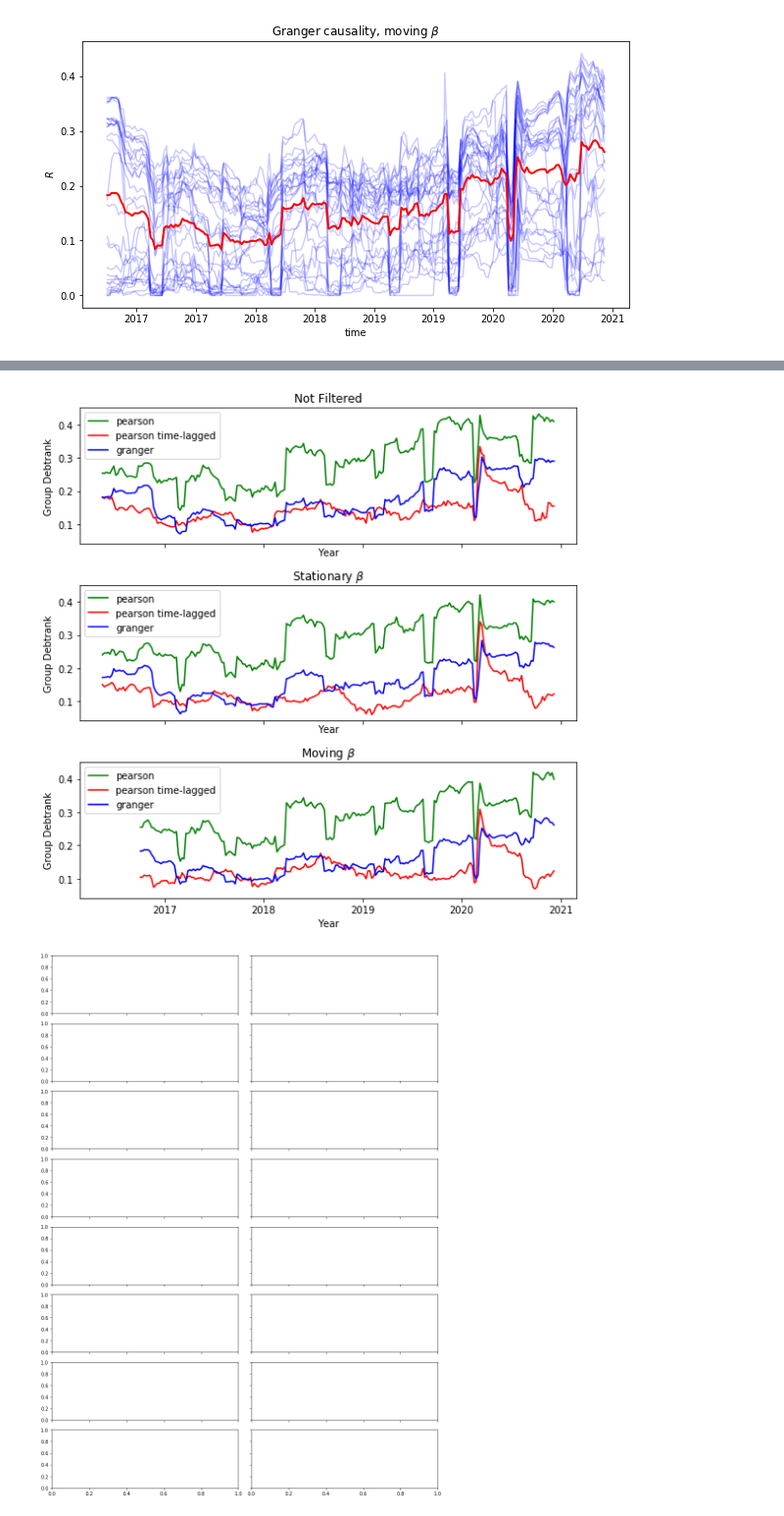
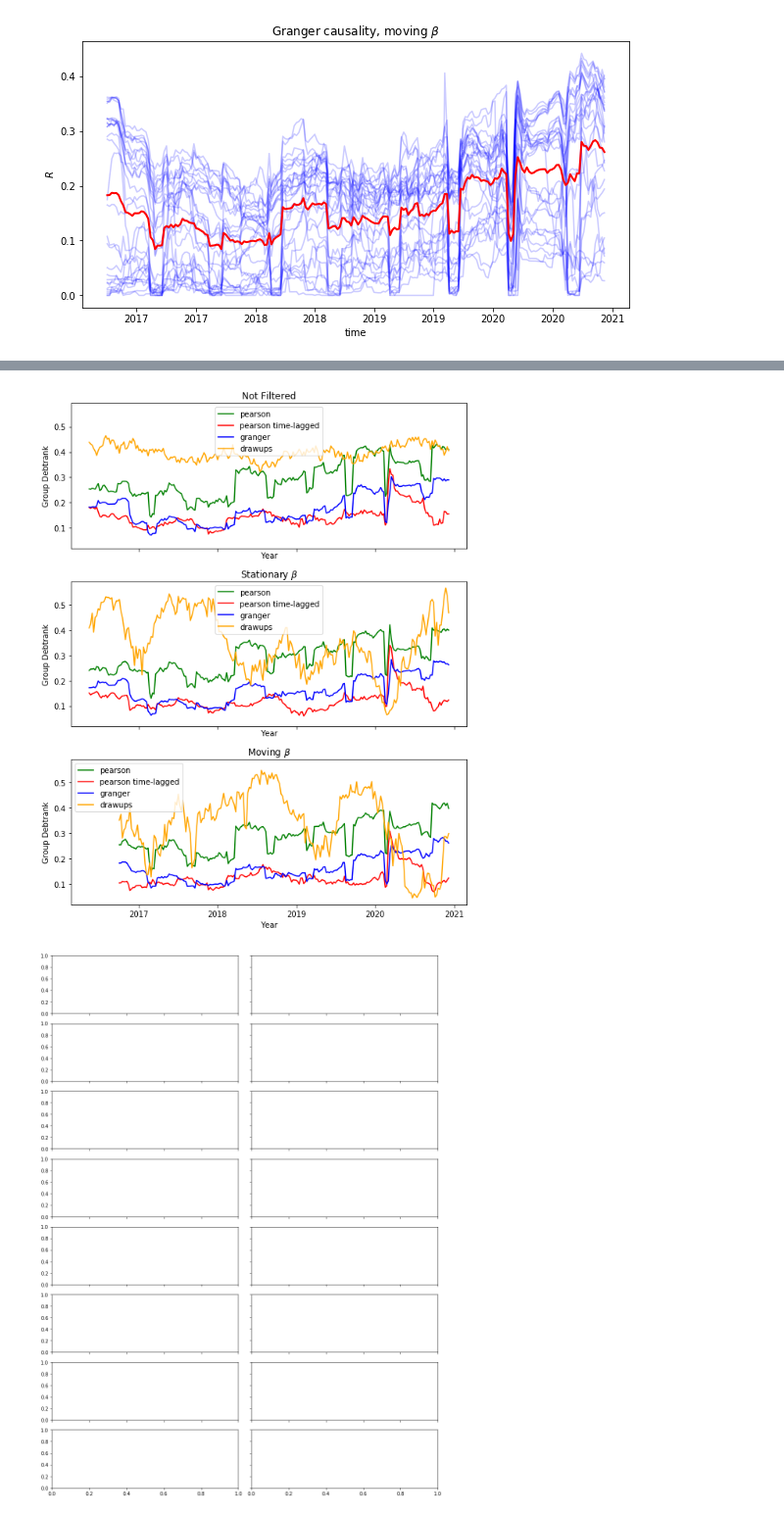
Before and after one commit to JAkkerman/AdvancedTopics_CF, a Jupyter notebook: Visualization.ipynb, the cells around one changed output, grey strips where cells are left out. Shown at 98% size. Drawn from its saved outputs; the diff is of its cells as text; code cells hidden in the pictures.

```diff
--- a/Visualization.ipynb
+++ b/Visualization.ipynb
@@ -275,5 +275,5 @@ plt.show()
 # %%
-fig, [ax1, ax2, ax3] = plt.subplots(3,1,figsize=(8,8), sharex=True, sharey=True)
+fig, [ax1, ax2, ax3] = plt.subplots(3,1,figsize=(8,10), sharex=True, sharey=True)
 
 ax1.plot(timestamp_R(df_R_pearson),
          pearson_avg_R, label='pearson', color='green')
@@ -281,40 +281,48 @@ ax1.plot(timestamp_R(df_R_pearson_timelag),
          pearson_timelag_avg_R, label='pearson time-lagged', color='red')
 ax1.plot(timestamp_R(df_R_granger),
          granger_avg_R, label='granger', color='blue')
+
+ax1.plot(timestamp_R(df_R_granger_detrended),
+         drawups_avg_R, label='drawups', color='orange')
 
 ax1.set_xlabel('Year')
 ax1.set_ylabel('Group Debtrank')
 ax1.set_title('Not Filtered')
 ax1.legend()
 
 ax2.plot(timestamp_R(df_R_pearson_detrended),
          pearson_avg_R_detrended, label='pearson', color='green')
 ax2.plot(timestamp_R(df_R_pearson_timelag_detrended),
          pearson_timelag_avg_R_detrended, label='pearson time-lagged', color='red')
 ax2.plot(timestamp_R(df_R_granger_detrended),
          granger_avg_R_detrended, label='granger', color='blue')
 
+ax2.plot(timestamp_R(df_R_granger_detrended),
+         drawups_avg_R_detrended, label='drawups', color='orange')
+
 ax2.set_xlabel('Year')
 ax2.set_ylabel('Group Debtrank')
 ax2.set_title(r'Stationary $\beta$')
 ax2.legend()
 
 ax3.plot(timestamp_R(df_R_pearson_detrended_movingbeta),
          pearson_avg_R_detrended_movingbeta, label='pearson', color='green')
 ax3.plot(timestamp_R(df_R_pearson_timelag_detrended_movingbeta),
          pearson_timelag_avg_R_detrended_movingbeta, label='pearson time-lagged', color='red')
 ax3.plot(timestamp_R(df_R_granger_detrended_movingbeta),
          granger_avg_R_detrended_movingbeta, label='granger', color='blue')
+ax3.plot(timestamp_R(df_R_granger_detrended_movingbeta),
+         drawups_avg_R_detrended_movingbeta, label='drawups', color='orange')
 ax3.set_xlabel('Year')
 ax3.set_ylabel('Group Debtrank')
 ax3.set_title(r'Moving $\beta$')
 ax3.legend()
 
 plt.tight_layout()
 plt.savefig('Figures/detrending_comparissons.pdf', bbox_inches='tight')
 plt.show()
 # %% [output]
-[figure, old version]
+[figure, new version]
 # %%
 fig, ax = plt.subplots(8,2, figsize=(12,16), sharey=True, sharex=True)
 plt.tight_layout()
```
Also changed, not shown: parts of 4 cells of this notebook, 16 other files.
